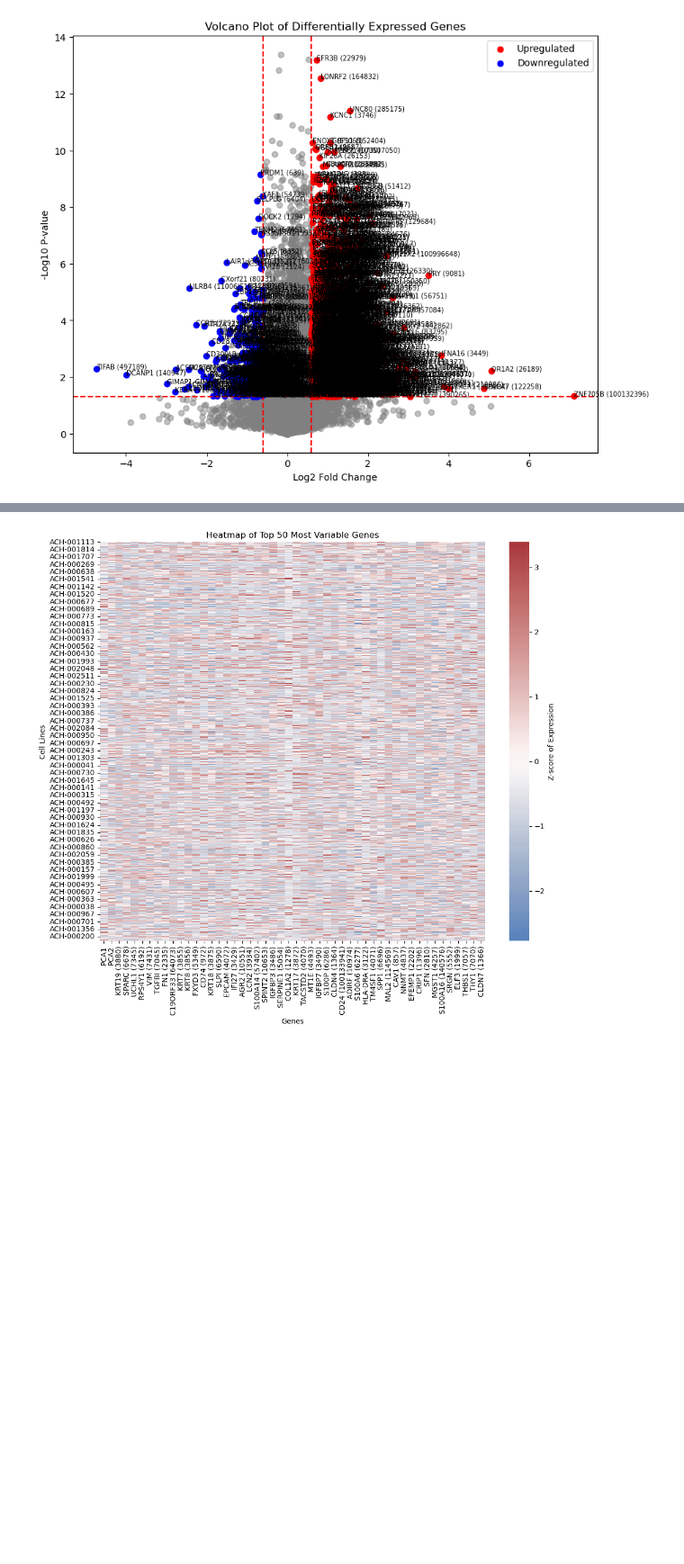
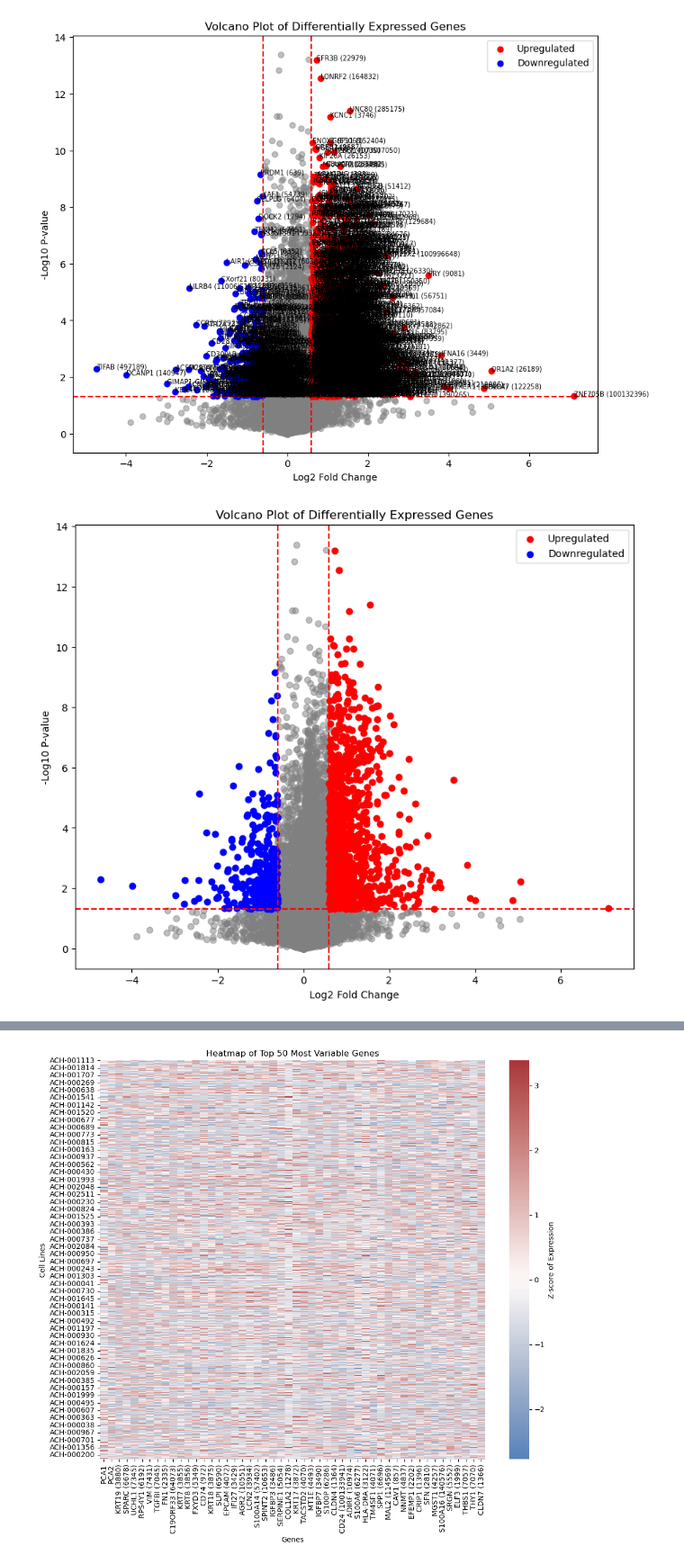
Before and after one commit to DimitraEl/Master-Thesis-2024, a Jupyter notebook: Notebooks/INITIALIZING.ipynb, the cells around one changed output, grey strips where cells are left out. Shown at 90% size. Saved outputs shown, nothing was run; the diff lists cells and outputs as text; code cells hidden in the pictures; blank space fills up the shorter version.

```diff
--- a/Notebooks/INITIALIZING.ipynb
+++ b/Notebooks/INITIALIZING.ipynb
@@ -777,6 +771,47 @@ plt.savefig('volcano.pdf')
 plt.show()
 # %% [output]
 [figure]
+# %%
+import matplotlib.pyplot as plt
+import numpy as np
+
+# Calculating -log10(p-value)
+results['negLogPval'] = -np.log10(results['pvalue'])
+
+# Define thresholds for significance
+logFC_threshold = 0.6
+pval_threshold = 0.05
+
+# Column for differential expression status
+results['diffexpressed'] = 'NO'
+results.loc[(results['logFC'] > logFC_threshold) & (results['pvalue'] < pval_threshold), 'diffexpressed'] = 'UP'
+results.loc[(results['logFC'] < -logFC_threshold) & (results['pvalue'] < pval_threshold), 'diffexpressed'] = 'DOWN'
+
+# Volcano plot
+plt.figure(figsize=(10, 8))
+plt.scatter(results['logFC'], results['negLogPval'], color='grey', alpha=0.5)
+
+# Highlighting differentially expressed genes
+upregulated = results[results['diffexpressed'] == 'UP']
+downregulated = results[results['diffexpressed'] == 'DOWN']
+plt.scatter(upregulated['logFC'], upregulated['negLogPval'], color='red', label='Upregulated')
+plt.scatter(downregulated['logFC'], downregulated['negLogPval'], color='blue', label='Downregulated')
+
+# Threshold lines
+plt.axhline(y=-np.log10(pval_threshold), color='red', linestyle='--')
+plt.axvline(x=logFC_threshold, color='red', linestyle='--')
+plt.axvline(x=-logFC_threshold, color='red', linestyle='--')
+
+
+plt.title('Volcano Plot of Differentially Expressed Genes')
+plt.xlabel('Log2 Fold Change')
+plt.ylabel('-Log10 P-value')
+plt.legend()
+
+plt.savefig('volcano.pdf')
+plt.show()
+# %% [output]
+[figure, added]
 # %%
 import pandas as pd
 import seaborn as sns
```
Also changed, not shown: parts of 4 cells of this notebook, 1 other file.
